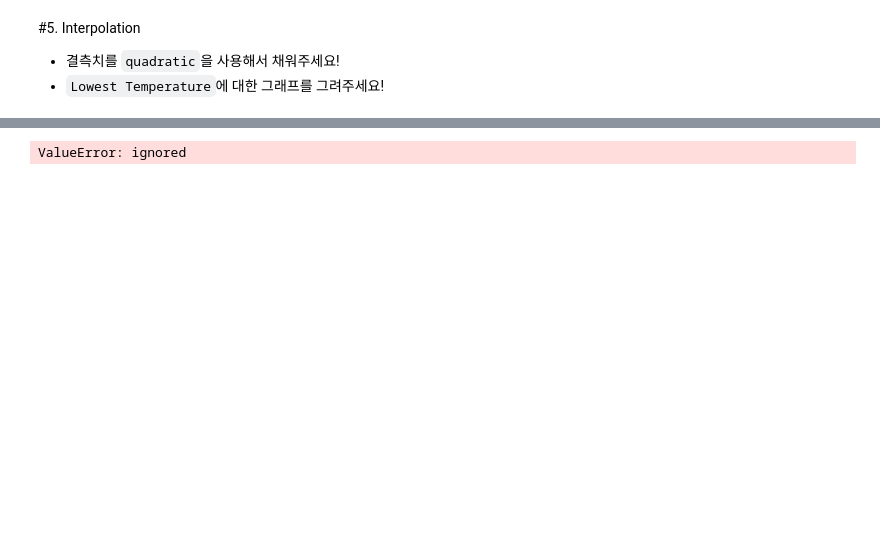
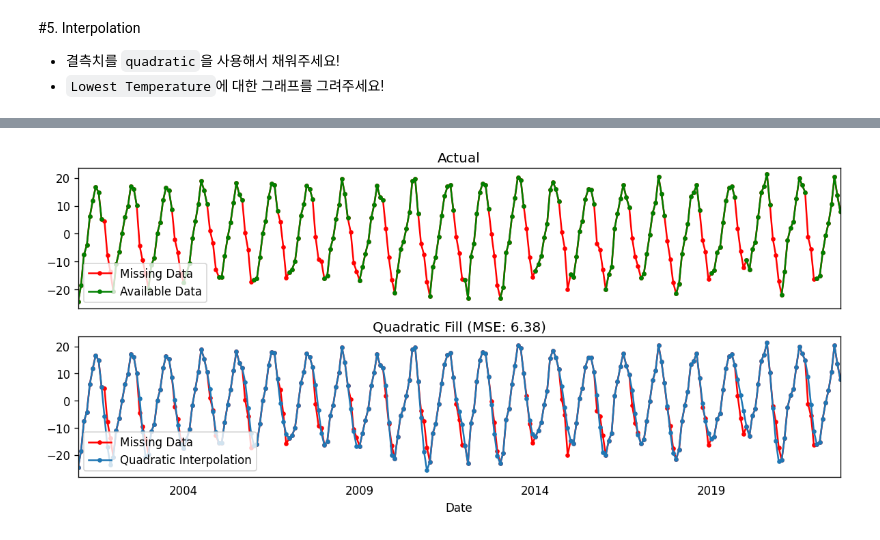
Before and after one commit to Slowhelp01/DAP_, a Jupyter notebook: Lecture_7.ipynb, the cells around one changed output, grey strips where cells are left out. Cells and saved outputs as stored; diff of their text form; code cells hidden in the pictures; blank space fills up the shorter version.

```diff
--- a/Lecture_7.ipynb
+++ b/Lecture_7.ipynb
@@ -305,3 +304,11 @@ Date
 
 - 결측치를 `quadratic`을 사용해서 채워주세요!
 - `Lowest Temperature`에 대한 그래프를 그려주세요!
+# %%
+
+df_qfill = df_nan.copy()
+df_nan['rownum'] = np.arange(df_nan.shape[0])
+df_nan_nona = df_nan.dropna(subset = ['Lowest Temperature'])
+f = interp1d(df_nan_nona['rownum'], df_nan_nona['Lowest Temperature'], kind='quadratic')
+
+df_qfill
@@ -308,31 +330,33 @@ Date
 # %%
 # Quadratic Interpolation
 df_qfill = df_nan.copy()
+
 df_nan['rownum'] = np.arange(df_nan.shape[0])
 df_nan_nona = df_nan.dropna(subset = ['Lowest Temperature'])
 f = interp1d(df_nan_nona['rownum'], df_nan_nona['Lowest Temperature'], kind='quadratic')
+df_qfill['Lowest Temperature'] = f(df_nan['rownum'])
 
 # Calculate Error
 error_qfill = np.round(mean_squared_error(df['Lowest Temperature'], df_qfill['Lowest Temperature']), 2)
 
 
 # Plotting
 fig, axes = plt.subplots(2, 1, sharex=True, figsize=(12, 5))
 plt.rcParams.update({'xtick.bottom' : False})
 
 for ax in axes:
   df['Lowest Temperature'].plot(title='Actual', ax=ax, label='Actual', color='red', style=".-")
 
 df_nan['Lowest Temperature'].plot(title='Actual', ax=axes[0], label='Actual', color='green', style=".-")
 
 df_qfill['Lowest Temperature'].plot(title="Quadratic Fill (MSE: " + str(error_qfill) +")",
                        label='Quadratic Fill', style=".-")
 
 
 
 # Add legend
 methods = ['Available Data',  'Quadratic Interpolation']
 for ax, mt in zip(axes, methods):
   ax.legend(["Missing Data", mt])
 # %% [output]
-ValueError: ignored
+[figure, added]
```
Also changed, not shown: parts of 4 cells of this notebook.
